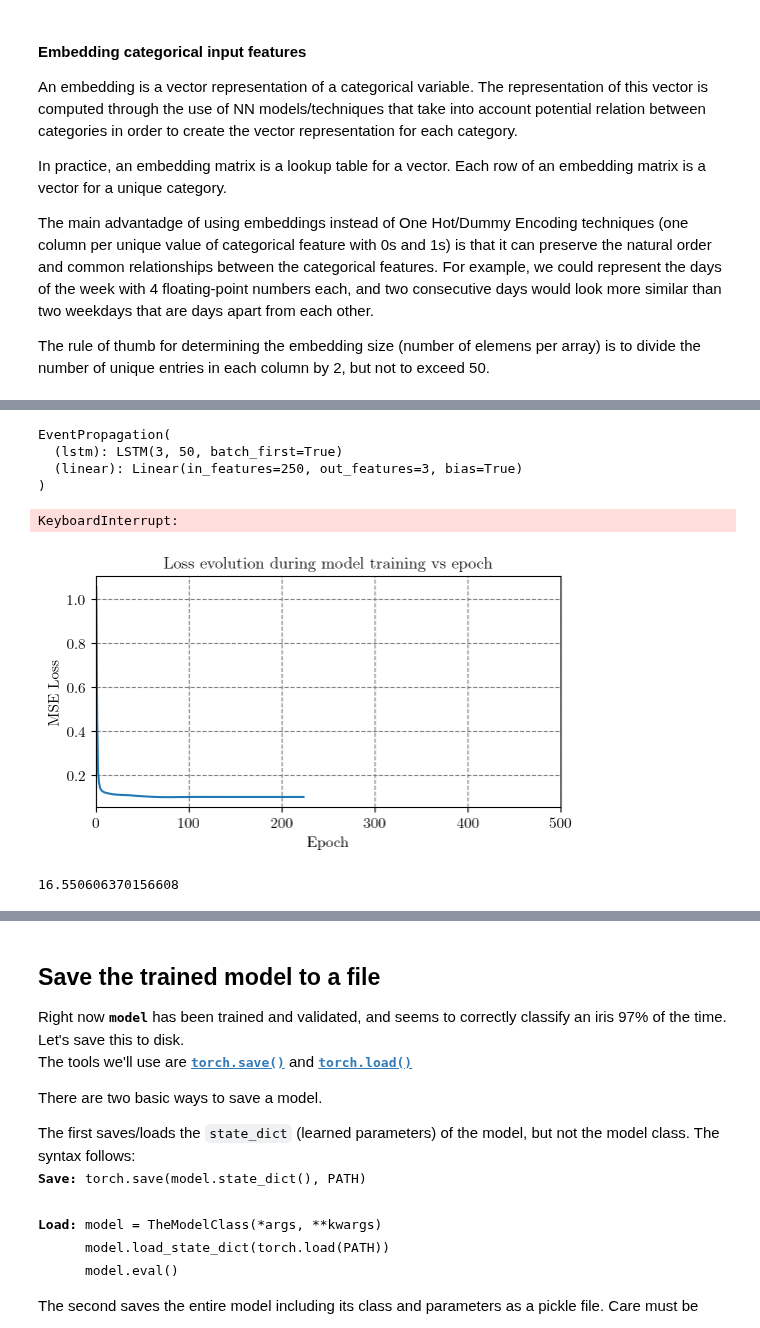
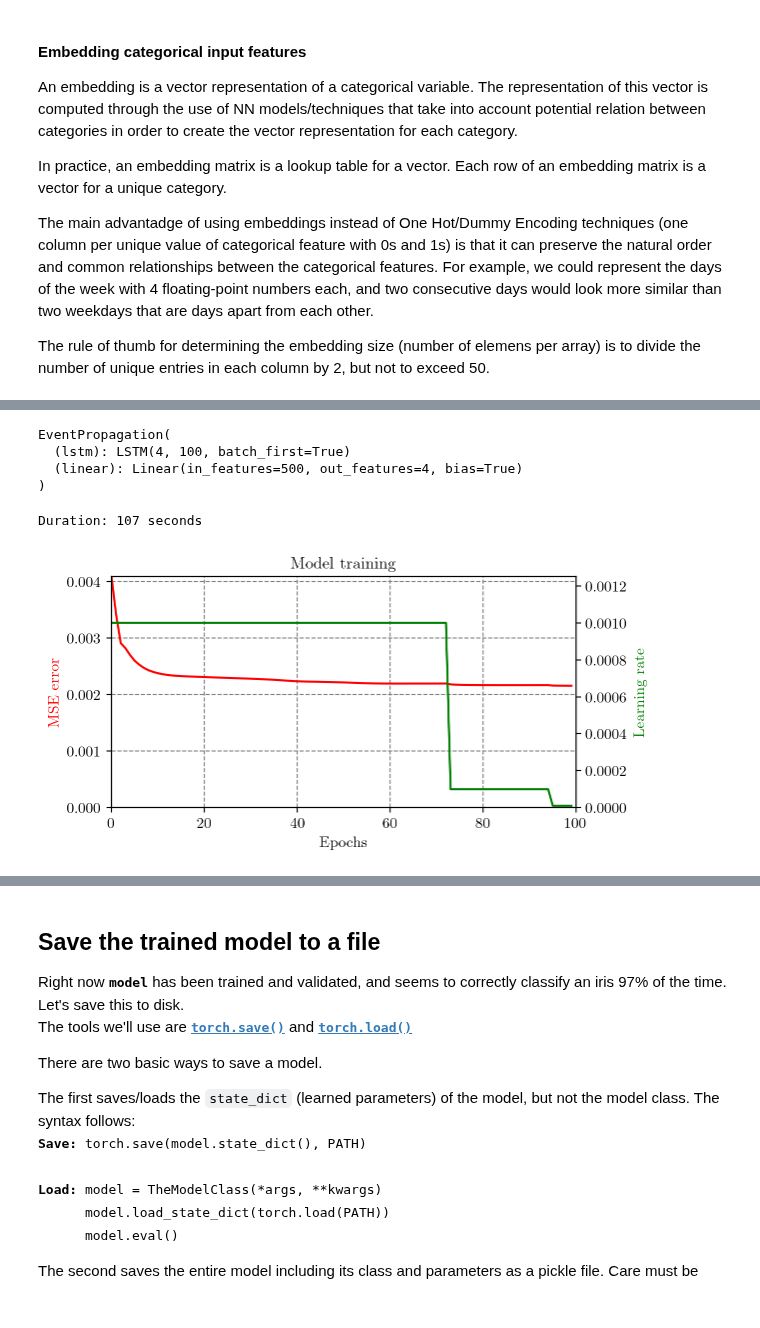
Before and after one commit to JJavierRosales/scapy, a Jupyter notebook: notebooks/rnn_time_series_forecasting.ipynb, the cells around one changed output, grey strips where cells are left out. Cells and saved outputs as stored; diff of their text form; code cells hidden in the pictures.

```diff
--- a/notebooks/rnn_time_series_forecasting.ipynb
+++ b/notebooks/rnn_time_series_forecasting.ipynb
@@ -223,17 +159,18 @@ def tsf_iotensors(tsf_tensors:dict, features:list, seq_length:int, filepath:str
 # %%
 # Get list of features and number of sequences to process from tensor file
-features = list(tsf_tensors.keys())
+features = list(dict.keys(config.get_features(**{'cluster':'coefficients', 'continuous':True, 'variable': True})))
 
-features = ['t_sigma_r', 't_sigma_t', 't_sigma_n']
+print(utils.tabular_list(features))
+
 
 # Get time-series sets for every continuous variable feature
 # (constant features by definition do not need to be forecasted)
-# filename = f'tsf_training_{len(features)}-{seq_length}-{events_to_forecast}.pt'
+#filename = f'tsf_training_{len(features)}-{seq_length}-{events_to_forecast}.pt'
 
 # # Check if file containing tensors is available in the data folder and load it
-# filepath = os.path.join(cwd,'data','tensors', filename)
-# tsf_data = torch.load(filepath) if os.path.exists(filepath) else tsf_iotensors(tsf_tensors, features, seq_length)
+#filepath = os.path.join(cwd,'data','tensors', filename)
+#tsf_data = torch.load(filepath) if os.path.exists(filepath) else tsf_iotensors(tsf_tensors, features, seq_length, filepath)
 
-tsf_data = tsf_iotensors(tsf_tensors, features, seq_length)
+tsf_data = rnn.tsf_iotensors(tsf_tensors, features, seq_length)
 inputs  = tsf_data['inputs']
 outputs = tsf_data['outputs']
@@ -276,21 +445,21 @@ The rule of thumb for determining the embedding size (number of elemens per arra
 # Instanciate model with required inputs.
 torch.manual_seed(42)
 model = rnn.EventPropagation(input_size = len(features),
-                         hidden_size = 50,
+                         hidden_size = 100,
                          output_size = len(features),
                          seq_length = seq_length)
 
 # Define criterion, optimizer, and scheduler (dynamic learning rate adapter)
 criterion = nn.MSELoss()
 optimizer = torch.optim.Adam(model.parameters(), lr=0.001)
-scheduler = torch.optim.lr_scheduler.ReduceLROnPlateau(optimizer, patience=10, factor=0.5)
+scheduler = torch.optim.lr_scheduler.ReduceLROnPlateau(optimizer, patience=10, factor=0.1)
 
 # Print model
 print(model)
 # %% [output]
 EventPropagation(
-  (lstm): LSTM(3, 50, batch_first=True)
-  (linear): Linear(in_features=250, out_features=3, bias=True)
+  (lstm): LSTM(4, 100, batch_first=True)
+  (linear): Linear(in_features=500, out_features=4, bias=True)
 )
 # %%
 import time
@@ -298,7 +467,7 @@ start_time = time.time()
 
 # model.train()
 
-epochs = 500
+epochs = 100
 batch_size = 500
 
 # Initialize array of inf values for losses
@@ -340,7 +509,7 @@ for e in t:
     losses[e] = batch_losses[-1]
 
     # Update progress bar
-    t.set_description(f'Training Conjunction Event Propagation model | Learning rate = {lr[e]:.2e} | MSE loss = {losses[e]:10.8f} ')
+    t.set_description(f'Training Conjunction Event Propagation model | Learning rate = {lr[e]:.2e} | MSE loss = {losses[e]:10.8f} -> sqrt(MSE) = {np.sqrt(losses[e]):10.8f}')
     t.refresh()
 
     #if lr[e]<1e-6: break
@@ -348,21 +517,22 @@ for e in t:
 
 print(f'\nDuration: {time.time() - start_time:.0f} seconds')
 # %% [output]
-KeyboardInterrupt:
+Duration: 107 seconds
-# %%
-# Plot loss evolution during training
-plt.figure(figsize=(6,3))
-plt.title(r'Loss evolution during model training vs epoch', fontsize=12)
-plt.plot(range(0,epochs), losses)
-plt.xlim(0, epochs)
-plt.ylabel('MSE Loss')
-plt.xlabel('Epoch')
-plt.grid(True, linestyle='--', c='grey')
-plt.show()
-# %% [output]
-[figure, removed]
-# %%
-print(np.sqrt(0.15e7)/74)
-# %% [output]
-16.550606370156608
+# %%
+fig, ax1 = plt.subplots(figsize=(6,3))
+plt.title(r'Model training', fontsize=12)
+ax2 = ax1.twinx()
+ax1.set_xlim(0, epochs)
+ax1.set_ylim(0,np.max(losses))
+ax2.set_ylim(0,np.max(lr)*1.25)
+ax1.plot(range(0,epochs), losses, 'r-', label=r'MSE loss')
+ax2.plot(range(0,epochs), lr, 'g-', label=r'Learning rate')
+
+ax1.set_xlabel(r'Epochs')
+ax1.set_ylabel(r'MSE error', color='r')
+ax2.set_ylabel(r'Learning rate', color='g')
+ax1.grid(True, linestyle='--', c='grey')
+plt.show()
+# %% [output]
+[figure, added]
 # %%
```
Also changed, not shown: parts of 10 cells of this notebook.
